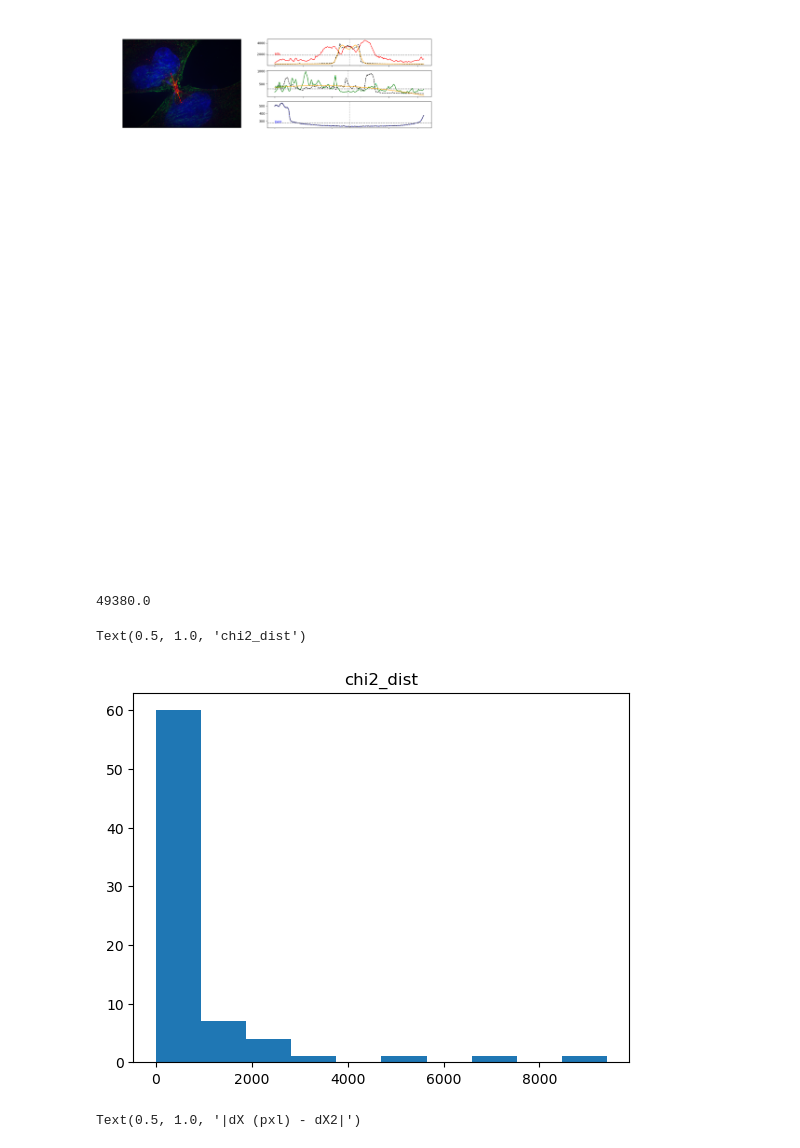
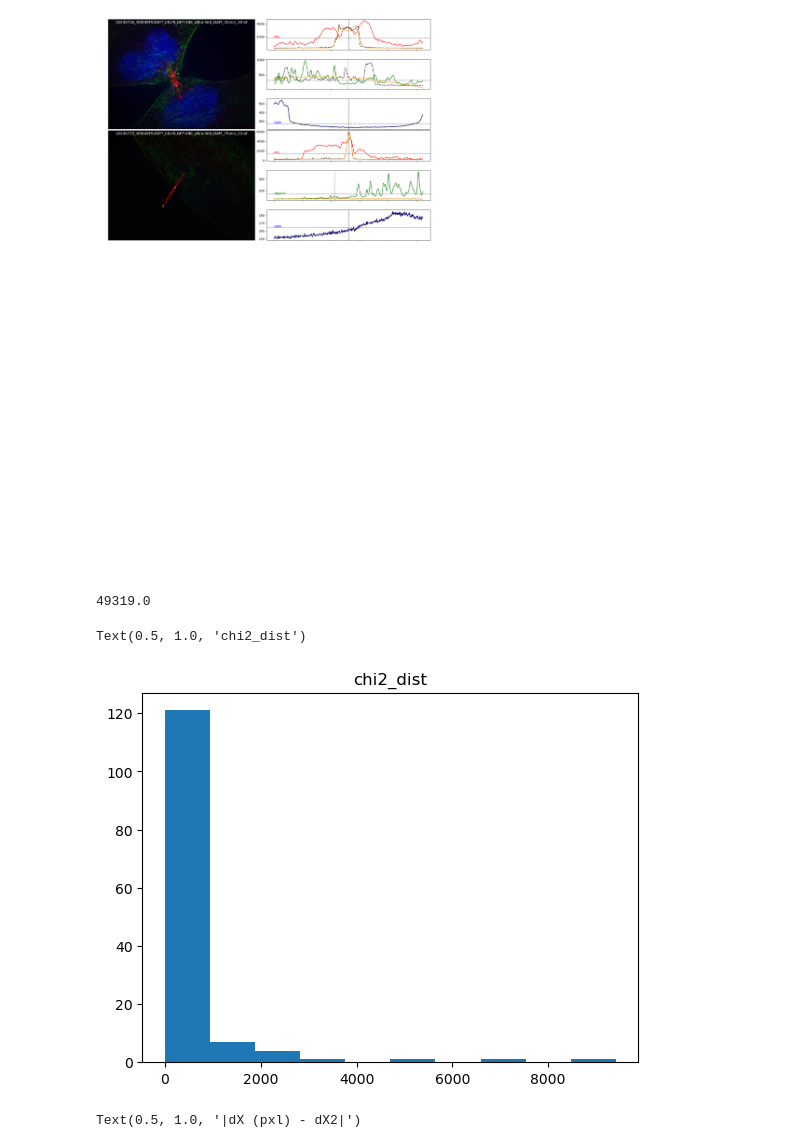
Before and after one commit to zacsimile/cytokinesis-pseudotime-analysis, a Jupyter notebook: extract_line_profile_septin2_tubulin.ipynb, the cells around one changed output. Saved outputs shown, nothing was run; the diff lists cells and outputs as text; code cells hidden in the pictures.

```diff
--- a/extract_line_profile_septin2_tubulin.ipynb
+++ b/extract_line_profile_septin2_tubulin.ipynb
@@ -26,6 +26,7 @@ metrics = line_utils.merge_df_information(toc,
                                           metrics,
                                           id_key="Label",
                                           mapped_keys=["dX (µm)", "dX (pxl)", "X1", "X2", "Angle","X","Y","length"])
+metrics = metrics[~metrics['X'].isna()]
 # %%
 # Let's load all of the normal sheets...
 sheet_names = ["Septin2_RC_along", "Septin2_CS_along", "Septin2_RS_along",
@@ -60,11 +61,17 @@ for i, ml in metrics.iterrows():
             im = tf.imread(fn)
             break
 
+    # print(ml["Label"])
+
     # get x, y, angle, length for this row
     x, y, angle, length = ml[["X", "Y", "Angle", "length"]]
 
+    # print(f"x: {x} y: {y} angle: {angle} length: {length}")
+
     # Compute the line end points
     xl, xu, yl, yu = line_utils.get_line_profile_endpoints(x, y, angle, length)
+
+    # print(f"xl: {xl} xu: {xu} yl: {yl} yu: {yu}")
 
     # get the corresponding line profiles
     for key, val in res.items():
@@ -133,36 +140,36 @@ for i, ml in metrics.iterrows():
 
     outer_diameter, res_lsq = line_utils.fit_tubule_diameter(mt, return_dict=True)
     metrics.loc[i,'diamM2'] = outer_diameter
 
 
     # (metrics.loc[i,'dX2'] != metrics.loc[i,'dX (pxl)']) or
     # (np.abs(metrics.loc[i,'diamM2'] - metrics.loc[i,'diamM']) > 10)
     # if (j < (N-1)) and (np.abs(metrics.loc[i,'dX2'] - metrics.loc[i,'dX (pxl)']) > 50) and metrics.loc[i, 'Unnamed: 0'] == "SM":
-    if (j < (N-1)) and (metrics.loc[i,'septin_ring_diameter_avg'] > 1000):
+    if (j < (N-1)):# and (metrics.loc[i,'septin_ring_diameter_avg'] > 1000):
         # print(f"Calculate difference: {metrics.loc[i,'dX2']} original difference: {metrics.loc[i,'dX (pxl)']}")
         maxidx = min(mt.shape[0], lp.shape[0])
         septin_weight = max_septin*np.exp(-((np.arange(maxidx)-profile_center)**2)/(2*sig*sig))+septin_threshold
         line_utils.image_with_profiles(subfigs[j],
                                        im, xl, xu, yl, yu,
                                        channel_names=expected_colnames[1:], linewidth=25,
                                        # precalc_channel_profiles=lp[["MTs", "septin2", "DAPI"]].to_numpy(),
                                        precalc_channel_profiles=np.vstack([mt[:maxidx], septin_ring0[:maxidx], lp[["DAPI"]].to_numpy()[:maxidx,:].T]).T,
-                                       precalc_peaks=[None, [[p0,p1], [int(metrics.loc[i,'X1']), int(metrics.loc[i,'X2'])]], None],
+                                    #    precalc_peaks=[None, [[p0,p1], [int(metrics.loc[i,'X1']), int(metrics.loc[i,'X2'])]], None],
                                        precalc_peak_coords=[(p0x,p0y),(p1x,p1y)],
                                        precalc_fits=[(line_utils.gauss_convolved_annulus_approx, res_lsq.x), (line_utils.gauss, res_lsq_ring0.x), None],
                                        precalc_means=[mt_mean,septin_threshold,dapi_mean],
                                        precalc_midpoints=[mt_mid,profile_center,dapi_mid],
                                        title = os.path.basename(fn),
         )
         j += 1
 
     # if (j==5):
     #     break
 
 
 fig.tight_layout()#pad=0.4, w_pad=0.5, h_pad=1.0)
 # %% [output]
-[figure, old version]
+[figure, new version]
 # %%
 import eval_utils
 
@@ -172,9 +179,9 @@ print(chi2_dist.sum())
 plt.hist(chi2_dist)
 plt.title('chi2_dist')
 # %% [output]
-49380.0
+49319.0
 Text(0.5, 1.0, 'chi2_dist')
-[figure, old version]
+[figure, new version]
 # %%
 plt.hist(np.abs(metrics['dX (pxl)'] - metrics['dX2']))
 plt.title('|dX (pxl) - dX2|')
```
Also changed, not shown: parts of 11 cells of this notebook, 2 other files.
